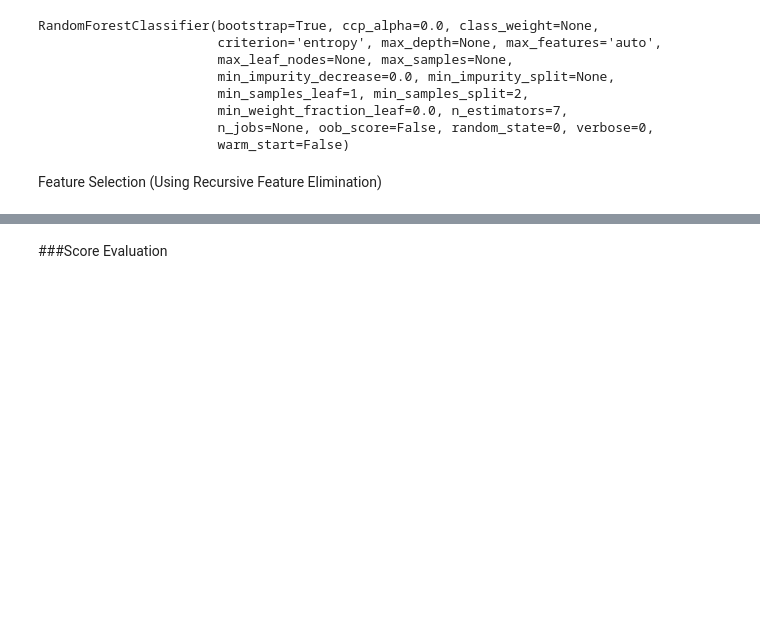
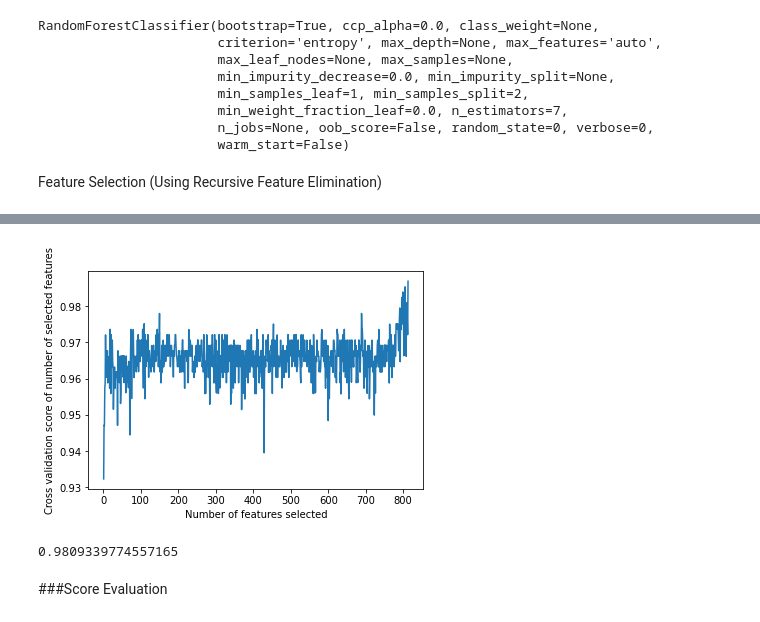
Before and after one commit to mmutyampeta/EduML, a Jupyter notebook: ModelSelection(FINAL)Classification_EduML.ipynb, the cells around one changed output, grey strips where cells are left out. Saved outputs shown, nothing was run; the diff lists cells and outputs as text; code cells hidden in the pictures; blank space fills up the shorter version.

```diff
--- a/ModelSelection(FINAL)Classification_EduML.ipynb
+++ b/ModelSelection(FINAL)Classification_EduML.ipynb
@@ -368,2 +343,5 @@ scores['RandomForest'] = scoreRandom
 # %% [markdown]
 Feature Selection (Using Recursive Feature Elimination)
+# %%
+selectorRandom = RFECV(RandomBest, step = 1, cv = 15, scoring = 'accuracy')
+selectorRandom.fit(X, y)
@@ -369,0 +363,9 @@ Feature Selection (Using Recursive Feature Elimination)
+# %%
+plt.figure()
+plt.xlabel("Number of features selected")
+plt.ylabel("Cross validation score of number of selected features")
+plt.plot(range(1, len(selectorRandom.grid_scores_) + 1), selectorRandom.grid_scores_)
+#plt.xlim(700,800)
+plt.show()
+# %% [output]
+[figure, added]
@@ -369,0 +380,4 @@ Feature Selection (Using Recursive Feature Elimination)
+# %%
+dictScores[800]
+# %% [output]
+0.9809339774557165
```
Also changed, not shown: parts of 17 cells of this notebook.
